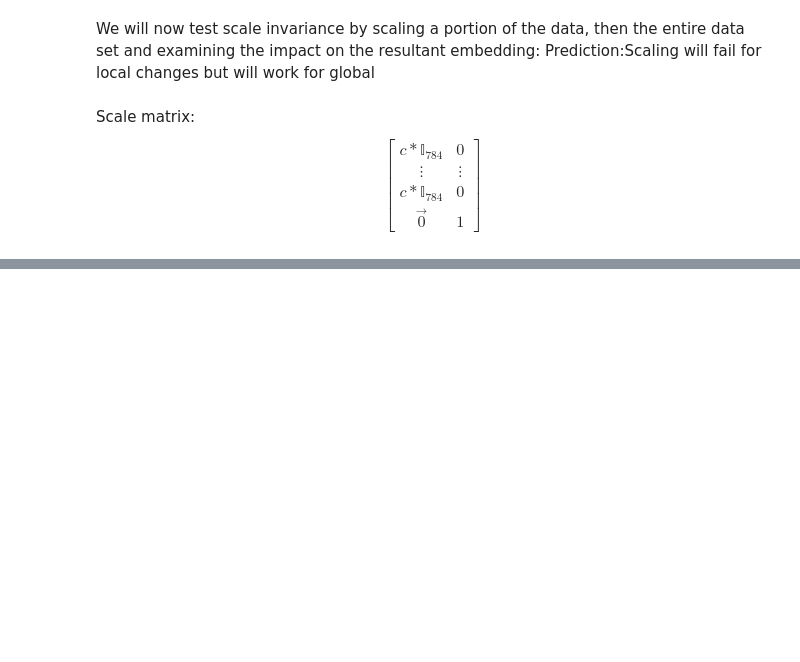
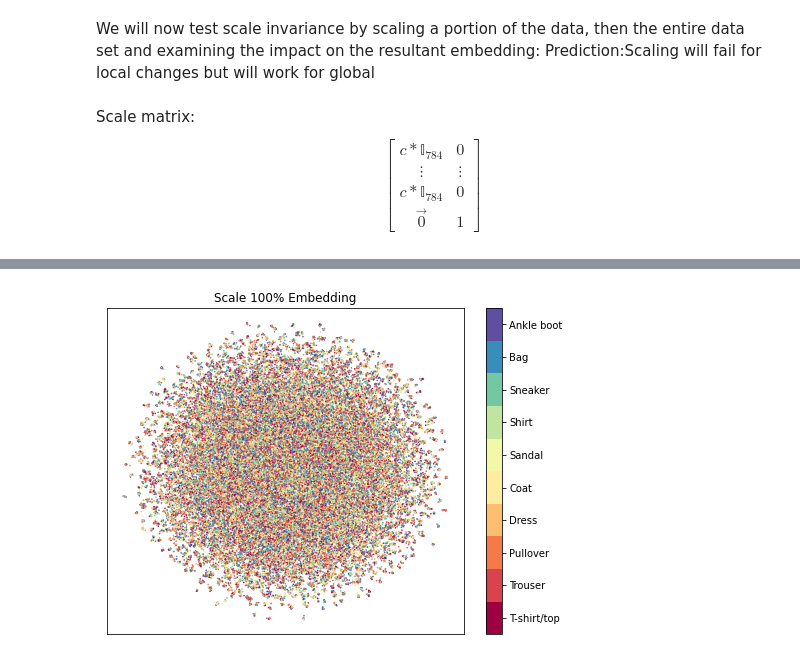
Before and after one commit to chriscamano/UMAP-and-PUMAP-research-, a Jupyter notebook: UMAP-tf kernel.ipynb, the cells around one changed output, grey strips where cells are left out. Saved outputs shown, nothing was run; the diff lists cells and outputs as text; code cells hidden in the pictures; blank space fills up the shorter version.

```diff
--- a/UMAP-tf kernel.ipynb
+++ b/UMAP-tf kernel.ipynb
@@ -417,5 +420,5 @@ for i in range(np.shape(data)[0]):
         temp = np.append(data[1], 1)
         temp=scale_matrix@temp
         temp=np.delete(temp,784,0)
-        t_data[i]=temp
+        s25_data[i]=temp
 # %%
@@ -453,12 +454,7 @@ plt.title('Scale 25% Embedding');
 # %%
-
-target = np.hstack([train_labels, test_labels])
-
-fig, ax = plt.subplots(1, figsize=(8, 6))
-plt.scatter(*embedding_s25_2d.T, s=0.3, c=target, cmap='Spectral', alpha=.1)
-plt.scatter(*embedding_control_2d.T, s=0.3, c=target, cmap='Spectral', alpha=1.0)
-plt.setp(ax, xticks=[], yticks=[])
-cbar = plt.colorbar(boundaries=np.arange(11)-0.5)
-cbar.set_ticks(np.arange(10))
-cbar.set_ticklabels(classes)
-plt.title('Translation 25% Embedding Superimposed(low opacity) over Control Embedding');
+s100_data=data
+for i in range(np.shape(data)[0]):
+        temp = np.append(data[1], 1)
+        temp=scale_matrix@temp
+        temp=np.delete(temp,784,0)
+        s100_data[i]=temp
@@ -467,0 +461,3 @@ plt.title('Translation 25% Embedding Superimposed(low opacity) over Control Embe
+# %%
+reducer = umap.UMAP(random_state=42,n_epochs=epochs,n_components=2, n_neighbors=neighbors,min_dist=dist,verbose=1)
+embedding_s100_2d = reducer.fit_transform(s100_data)
@@ -467,0 +476,13 @@ plt.title('Translation 25% Embedding Superimposed(low opacity) over Control Embe
+# %%
+
+target = np.hstack([train_labels, test_labels])
+
+fig, ax = plt.subplots(1, figsize=(8, 6))
+plt.scatter(*embedding_s100_2d.T, s=0.3, c=target, cmap='Spectral', alpha=1)
+plt.setp(ax, xticks=[], yticks=[])
+cbar = plt.colorbar(boundaries=np.arange(11)-0.5)
+cbar.set_ticks(np.arange(10))
+cbar.set_ticklabels(classes)
+plt.title('Scale 100% Embedding');
+# %% [output]
+[figure, added]
```
Also changed, not shown: parts of 14 cells of this notebook.
